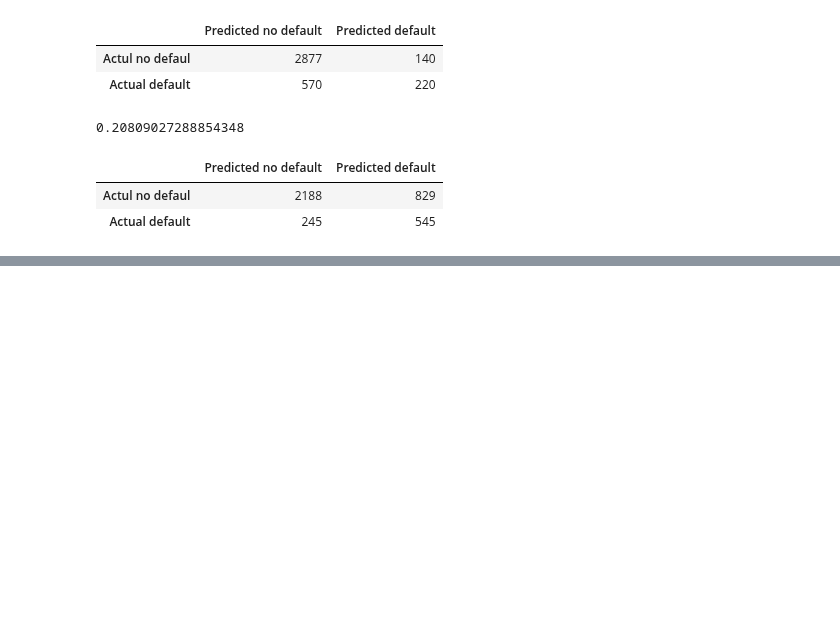
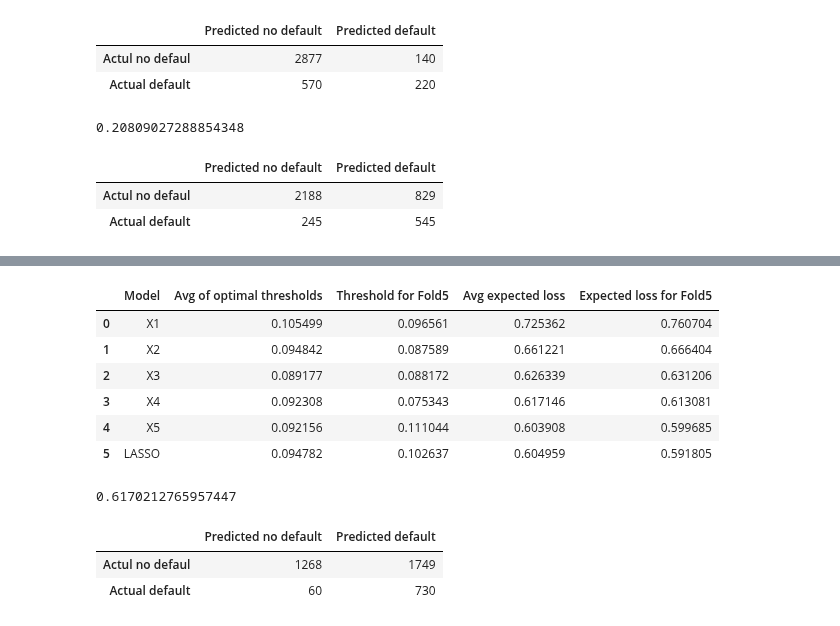
Before and after one commit to gabors-data-analysis/da_case_studies, a Jupyter notebook: ch17-predicting-firm-exit/main_new.ipynb, the cells around one changed output, grey strips where cells are left out. Drawn from its saved outputs; the diff is of its cells as text; code cells hidden in the pictures; blank space fills up the shorter version.

```diff
--- a/ch17-predicting-firm-exit/main_new.ipynb
+++ b/ch17-predicting-firm-exit/main_new.ipynb
@@ -375,3 +387,11 @@ CV_AUC_folds['LASSO'] = tuned_logit_lasso_modelCV_auc.scores_[1].tolist()
+# %%
+cv_fold['pred LASSO'] = logit_lasso_model.predict(normalized_logitvars)
+cv_fold['proba LASSO'] = logit_lasso_model.predict_proba(normalized_logitvars)[:,1]
+CV_AUC = []
+for fold in cv_fold['Fold'].cat.categories:
+    cfold = cv_fold.loc[cv_fold['Fold'] == str(fold)]
+    CV_AUC.append(roc_auc_score(cfold['obs'], cfold['proba LASSO']))
+CV_AUC_folds['LASSO'] = CV_AUC
 # %%
 tuned_logit_lasso_model = LogisticRegression(C=logit_lasso_model.best_params_['C'], solver="liblinear",\
     max_iter=1000, penalty="l1",tol=1e-7).fit(normalized_logitvars, y)
@@ -541,0 +579,45 @@ cm2
+# %%
+# Draw ROC Curve and find optimal threshold with loss function --------------------------
+
+best_tresholds_cv = dict()
+expected_loss_cv = dict()
+logit_cv_threshold = []
+logit_cv_expected_loss = []
+
+
+for model in logit_models:
+    best_tresholds = []
+    expected_loss =[]
+    for fold in cv_fold['Fold'].cat.categories:
+        cfold = cv_fold.loc[cv_fold['Fold'] == str(fold)]
+        false_pos_rate, true_pos_rate, proba = roc_curve(cfold['obs'], cfold['proba '+str(model)])
+        optimal_proba_cutoff = sorted(list(zip(np.abs(true_pos_rate + (1 - prevelance)/(cost * prevelance)*(1-false_pos_rate)),\
+                                       proba)), key=lambda i: i[0], reverse=True)[0][1]
+        best_tresholds.append(optimal_proba_cutoff)
+        treshold_prediction = np.where(cfold['proba '+str(model)] < optimal_proba_cutoff, 0, 1)
+        tn, fp, fn, tp = confusion_matrix(cfold['obs'], treshold_prediction, labels=[0,1]).ravel()
+        curr_exp_loss = (fp*FP + fn*FN)/len(cfold['obs'])
+        expected_loss.append(curr_exp_loss)
+
+    best_tresholds_cv[str(model)] = np.mean(best_tresholds)
+    expected_loss_cv[str(model)] = np.mean(expected_loss)
+
+    # for fold #5
+    logit_cv_threshold.append(optimal_proba_cutoff)
+    logit_cv_expected_loss.append(curr_exp_loss)
+# %%
+logit_summary2 = pd.DataFrame(best_tresholds_cv.items(),columns=['Model', 'Avg of optimal thresholds'])
+logit_summary2['Threshold for Fold5'] = logit_cv_threshold
+logit_summary2['Avg expected loss'] = expected_loss_cv.values()
+logit_summary2['Expected loss for Fold5'] = logit_cv_expected_loss
+#write to latex
+# %%
+logit_summary2
+# %% [output]
+|  | Model | Avg of optimal thresholds | Threshold for Fold5 | Avg expected loss | Expected loss for Fold5 |
+| 0 | X1 | 0.105499 | 0.096561 | 0.725362 | 0.760704 |
+| 1 | X2 | 0.094842 | 0.087589 | 0.661221 | 0.666404 |
+| 2 | X3 | 0.089177 | 0.088172 | 0.626339 | 0.631206 |
+| 3 | X4 | 0.092308 | 0.075343 | 0.617146 | 0.613081 |
+| 4 | X5 | 0.092156 | 0.111044 | 0.603908 | 0.599685 |
+| 5 | LASSO | 0.094782 | 0.102637 | 0.604959 | 0.591805 |
@@ -541,0 +626,22 @@ cm2
+# %%
+# Pick best model based on average expected loss ----------------------------------
+#X4
+best_logit_optimal_treshold = best_tresholds_cv["X4"]
+
+# Get expected loss on holdout
+holdout_treshold = np.where(logit_predicted_probabilities_holdout < best_logit_optimal_treshold, 0, 1)
+tn, fp, fn, tp = confusion_matrix(y_holdout, holdout_treshold, labels=[0,1]).ravel()
+expected_loss_holdout = (fp*FP + fn*FN)/len(y_holdout)
+expected_loss_holdout
+# %% [output]
+0.6170212765957447
+# %%
+cm_object3 = confusion_matrix(y_holdout, holdout_treshold, labels=[0,1])
+cm3 = pd.DataFrame(cm_object3,
+    index=['Actul no defaul', 'Actual default'],
+    columns=['Predicted no default', 'Predicted default'])
+cm3
+# %% [output]
+|  | Predicted no default | Predicted default |
+| Actul no defaul | 1268 | 1749 |
+| Actual default | 60 | 730 |
```
Also changed, not shown: parts of 13 cells of this notebook.
